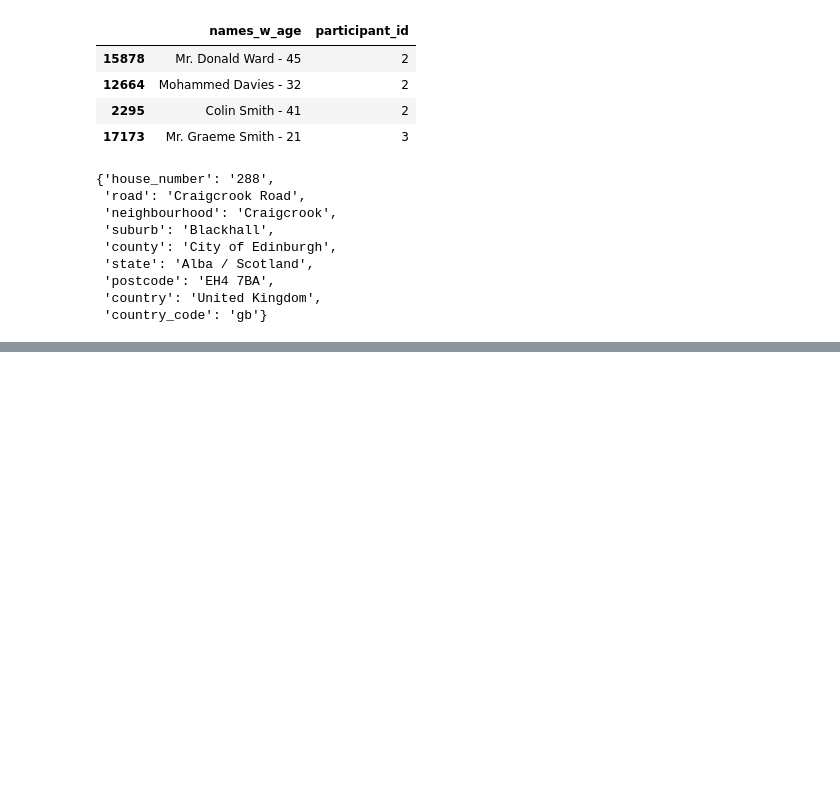
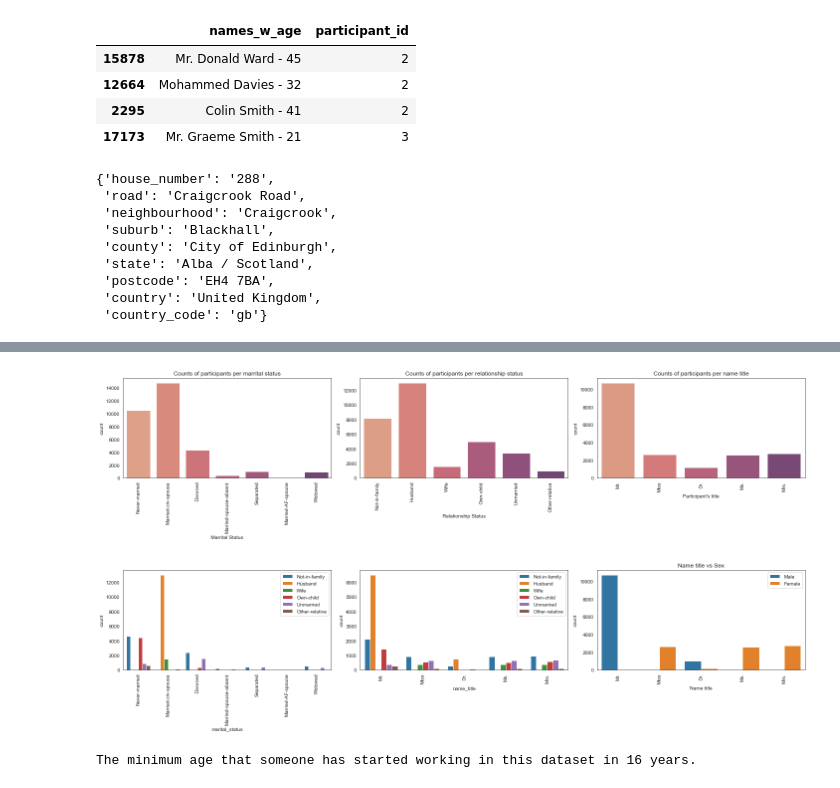
Before and after one commit to foukonana/campaign_result_prediction, a Jupyter notebook: Analysis/part1.ipynb, the cells around one changed output, grey strips where cells are left out. Drawn from its saved outputs; the diff is of its cells as text; code cells hidden in the pictures; blank space fills up the shorter version.

```diff
--- a/Analysis/part1.ipynb
+++ b/Analysis/part1.ipynb
@@ -157,0 +185,54 @@ full_df = pd.concat([campaign_df, mortgage_df], axis=1, join="inner")
+# %%
+sns.set_style("white")
+fig, axes = plt.subplots(1, 3, figsize=(20, 5))
+
+splot = sns.countplot(data=full_df, x="marital_status", palette="flare", alpha=0.9, ax=axes[0])
+splot.set_xticklabels(labels=full_df[~full_df["marital_status"].isnull()]["marital_status"].unique(), rotation=90)
+splot.set(xlabel="Marrital Status",
+          title="Counts of participants per marrital status")
+
+splot = sns.countplot(data=full_df, x="relationship", palette="flare", alpha=0.9, ax=axes[1])
+splot.set_xticklabels(labels=full_df[~full_df["relationship"].isnull()]["relationship"].unique(), rotation=90)
+splot.set(xlabel="Relationship Status",
+          title="Counts of participants per relationship status")
+
+splot = sns.countplot(data=full_df, x="name_title", palette="flare", alpha=0.9, ax=axes[2])
+splot.set_xticklabels(labels=full_df[~full_df["name_title"].isnull()]["name_title"].unique(), rotation=90)
+splot.set(xlabel="Participant's title",
+          title="Counts of participants per name title")
+
+plt.tight_layout()
+fig.show()
+
+
+# check if the values are correct -- for example relationship husband should not be divorced marital status
+# some pairs of values exist
+fig, axes = plt.subplots(1, 3, figsize=(20, 5))
+
+splot = sns.countplot(data=full_df, x="marital_status", hue="relationship",ax=axes[0])
+splot.set_xticklabels(labels=full_df[~full_df["marital_status"].isnull()]["marital_status"].unique(), rotation=90)
+axes[0].legend(loc="upper right")
+
+splot = sns.countplot(data=full_df, x="name_title", hue="relationship", ax=axes[1])
+splot.set_xticklabels(labels=full_df[~full_df["name_title"].isnull()]["name_title"].unique(), rotation=90)
+axes[1].legend(loc="upper right")
+
+splot = sns.countplot(data=full_df, x="name_title", hue="sex", ax=axes[2])
+splot.set_xticklabels(labels=full_df[~full_df["name_title"].isnull()]["name_title"].unique(), rotation=90)
+splot.set(xlabel="Name title",
+          title="Name title vs Sex")
+axes[2].legend(loc="upper right")
+
+plt.tight_layout()
+fig.show()
+# %% [output]
+[figure, added]
+[figure, added]
+# %%
+# check if age and year/ weeks with current employer make sence
+# a minimum age for someone to start legitimate work is 13 for part time and 16 for full time
+# https://www.gov.uk/child-employment
+min_start_work_age = (full_df["age"] - full_df["years_with_employer"]).min()
+print(f"The minimum age that someone has started working in this dataset in {min_start_work_age} years.")
+# %% [output]
+The minimum age that someone has started working in this dataset in 16 years.
```
Also changed, not shown: parts of 11 cells of this notebook.
